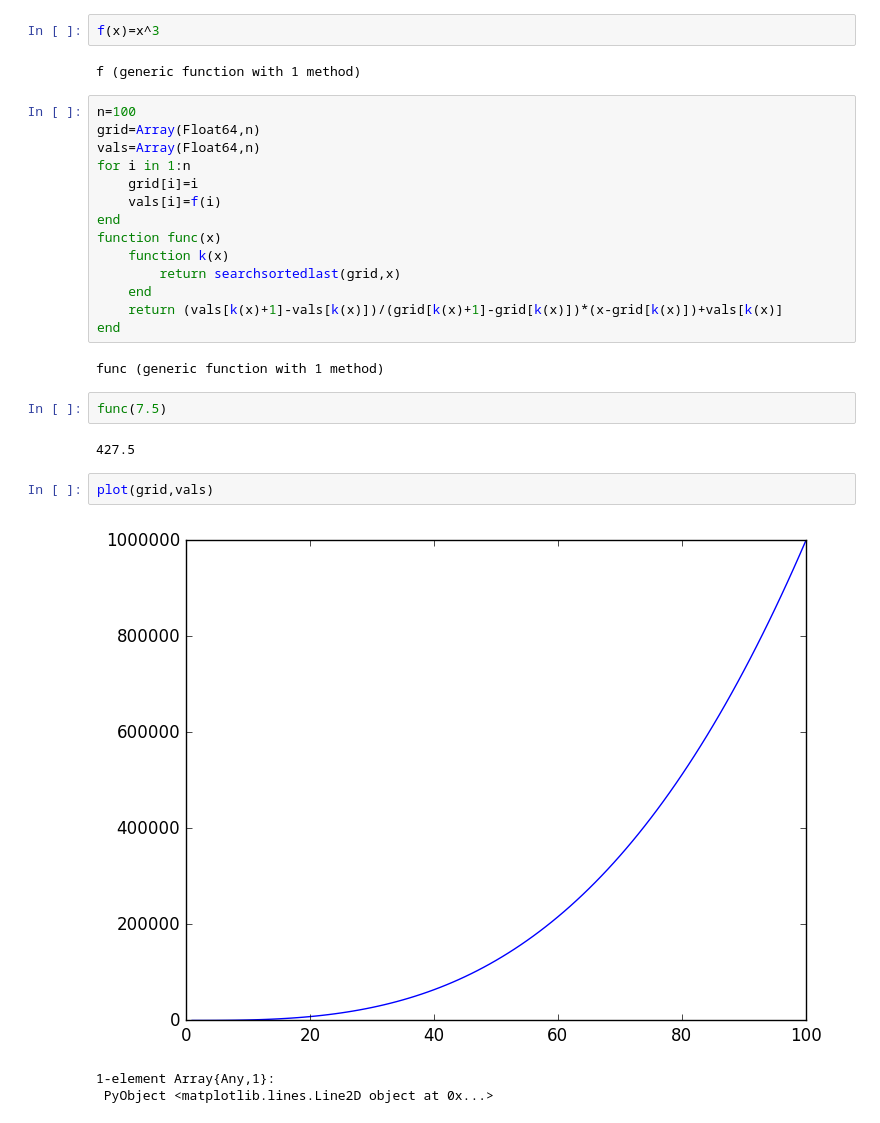
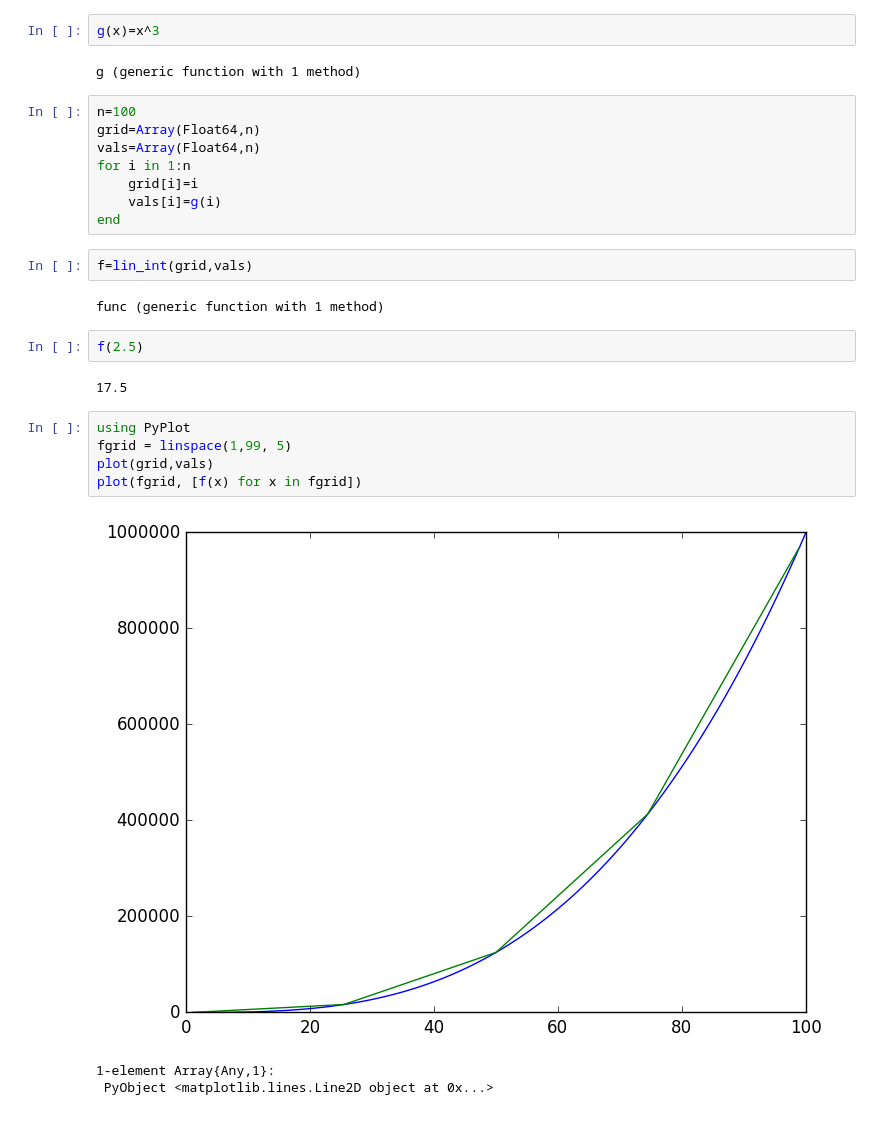
Before and after one commit to R-Tsushima/MyInterpolation.jl, a Jupyter notebook: linear-interpolation.ipynb, the cells around one changed output. Saved outputs shown, nothing was run; the diff lists cells and outputs as text.

```diff
--- a/linear-interpolation.ipynb
+++ b/linear-interpolation.ipynb
@@ -5,30 +6,29 @@ using PyPlot
 # %%
-f(x)=x^3
+g(x)=x^3
 # %% [output]
-f (generic function with 1 method)
+g (generic function with 1 method)
 # %%
 n=100
 grid=Array(Float64,n)
 vals=Array(Float64,n)
 for i in 1:n
     grid[i]=i
-    vals[i]=f(i)
+    vals[i]=g(i)
 end
-function func(x)
-    function k(x)
-        return searchsortedlast(grid,x)
-    end
-    return (vals[k(x)+1]-vals[k(x)])/(grid[k(x)+1]-grid[k(x)])*(x-grid[k(x)])+vals[k(x)]
-end
-# %% [output]
-func (generic function with 1 method)
-# %%
-func(7.5)
-# %% [output]
-427.5
 # %%
-plot(grid,vals)
+f=lin_int(grid,vals)
 # %% [output]
-[figure, removed]
-1-element Array{Any,1}:
- PyObject <matplotlib.lines.Line2D object at 0x...>
+func (generic function with 1 method)
+# %%
+f(2.5)
+# %% [output]
+17.5
+# %%
+using PyPlot
+fgrid = linspace(1,99, 5)
+plot(grid,vals)
+plot(fgrid, [f(x) for x in fgrid])
+# %% [output]
+[figure, added]
+1-element Array{Any,1}:
+ PyObject <matplotlib.lines.Line2D object at 0x...>
```
Also changed, not shown: parts of 2 cells of this notebook, 1 other file.
